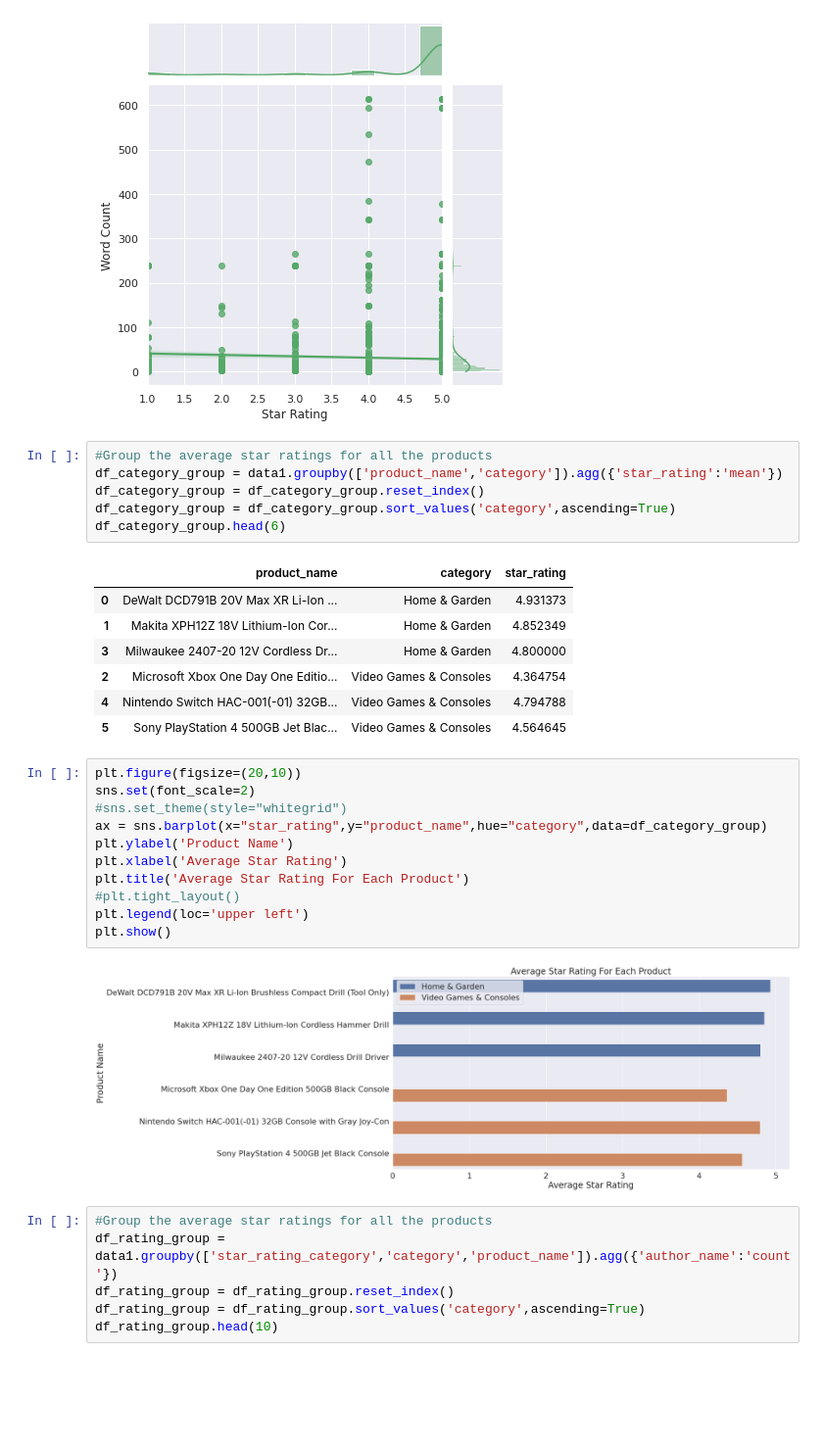
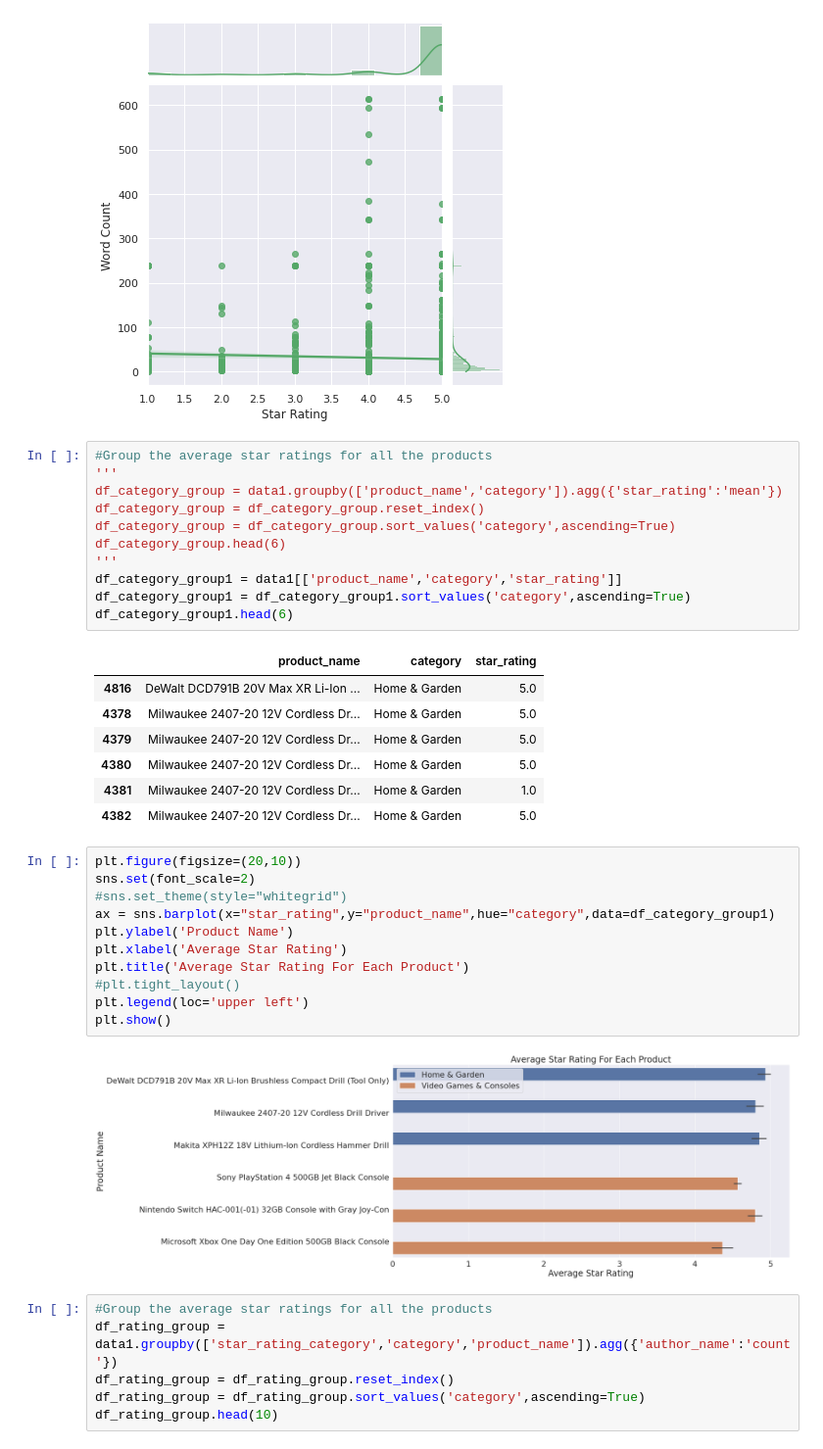
Before and after one commit to arunkumarakkineni/Statistical-Analysis-to-determine-similarity-of-product-reviews-on-Web-Crawled-Product-Review-Rating, a Jupyter notebook: cap1_stats_analysis.ipynb, the cells around one changed output. Shown at 98% size. Cells and saved outputs as stored; diff of their text form; blank space fills up the shorter version.

```diff
--- a/cap1_stats_analysis.ipynb
+++ b/cap1_stats_analysis.ipynb
@@ -252,31 +252,36 @@ plt.show()
 [figure]
 # %%
 #Group the average star ratings for all the products
+'''
 df_category_group = data1.groupby(['product_name','category']).agg({'star_rating':'mean'})
 df_category_group = df_category_group.reset_index()
 df_category_group = df_category_group.sort_values('category',ascending=True)
 df_category_group.head(6)
+'''
+df_category_group1 = data1[['product_name','category','star_rating']]
+df_category_group1 = df_category_group1.sort_values('category',ascending=True)
+df_category_group1.head(6)
 # %% [output]
 |  | product_name | category | star_rating |
-| 0 | DeWalt DCD791B 20V Max XR Li-Ion ... | Home & Garden | 4.931373 |
-| 1 | Makita XPH12Z 18V Lithium-Ion Cor... | Home & Garden | 4.852349 |
-| 3 | Milwaukee 2407-20 12V Cordless Dr... | Home & Garden | 4.800000 |
-| 2 | Microsoft Xbox One Day One Editio... | Video Games & Consoles | 4.364754 |
-| 4 | Nintendo Switch HAC-001(-01) 32GB... | Video Games & Consoles | 4.794788 |
-| 5 | Sony PlayStation 4 500GB Jet Blac... | Video Games & Consoles | 4.564645 |
+| 4816 | DeWalt DCD791B 20V Max XR Li-Ion ... | Home & Garden | 5.0 |
+| 4378 | Milwaukee 2407-20 12V Cordless Dr... | Home & Garden | 5.0 |
+| 4379 | Milwaukee 2407-20 12V Cordless Dr... | Home & Garden | 5.0 |
+| 4380 | Milwaukee 2407-20 12V Cordless Dr... | Home & Garden | 5.0 |
+| 4381 | Milwaukee 2407-20 12V Cordless Dr... | Home & Garden | 1.0 |
+| 4382 | Milwaukee 2407-20 12V Cordless Dr... | Home & Garden | 5.0 |
 # %%
 plt.figure(figsize=(20,10))
 sns.set(font_scale=2)
 #sns.set_theme(style="whitegrid")
-ax = sns.barplot(x="star_rating",y="product_name",hue="category",data=df_category_group)
+ax = sns.barplot(x="star_rating",y="product_name",hue="category",data=df_category_group1)
 plt.ylabel('Product Name')
 plt.xlabel('Average Star Rating')
 plt.title('Average Star Rating For Each Product')
 #plt.tight_layout()
 plt.legend(loc='upper left')
 plt.show()
 # %% [output]
-[figure, old version]
+[figure, new version]
 # %%
 #Group the average star ratings for all the products
 df_rating_group = data1.groupby(['star_rating_category','category','product_name']).agg({'author_name':'count'})
```
Also changed, not shown: parts of 9 cells of this notebook.
